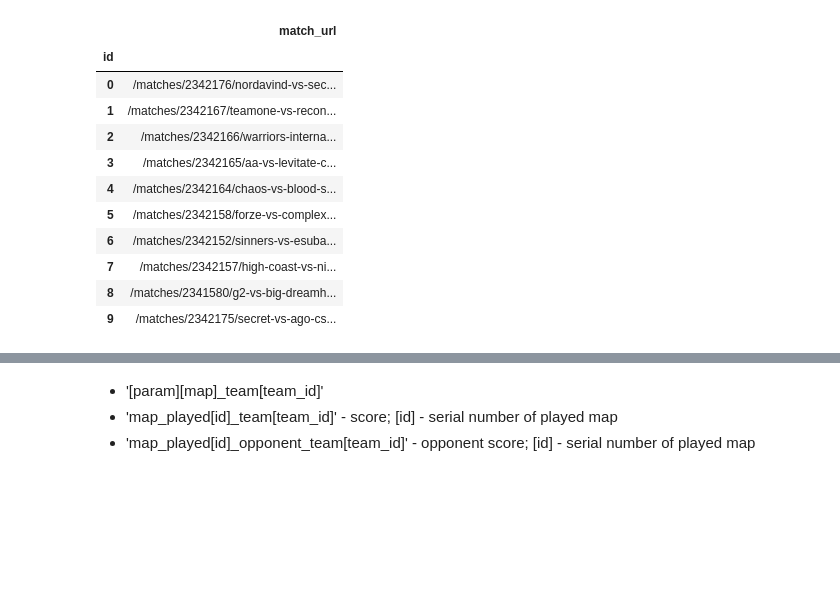
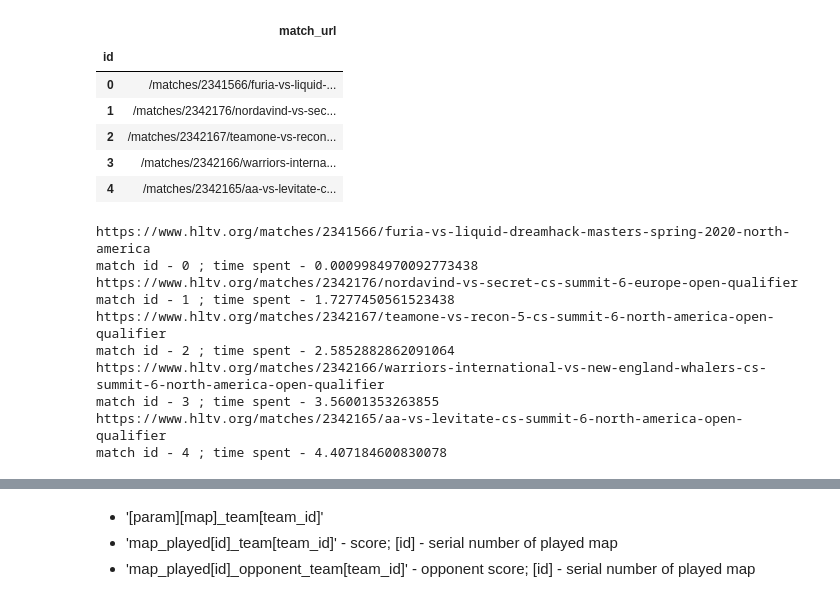
Before and after one commit to artemk1337/ML_predict_CS-GO_matches, a Jupyter notebook: hltv.ipynb, the cells around one changed output, grey strips where cells are left out. Drawn from its saved outputs; the diff is of its cells as text; code cells hidden in the pictures; blank space fills up the shorter version.

```diff
--- a/hltv.ipynb
+++ b/hltv.ipynb
@@ -27,42 +27,37 @@ def get_parsed_page(url, proxy_=None, auth_=None):
 # %%
 # download all urls matches
 def get_results_url(filename=None, pages_with_results=[0]):
     all_matches = []
     for i in pages_with_results:
         if i == 0:
             results = get_parsed_page('http://www.hltv.org/results', proxyDict, proxyAuth)
         else:
             results = get_parsed_page(f'http://www.hltv.org/results?offset={i}00', proxyDict, proxyAuth)
         # list of matches
         all_matches += [url_.find('a', {"class": "a-reset"})['href'] for url_ in
                         results.find('div',
                                      {"class": "results-all", 'data-zonedgrouping-group-classes': "results-sublist"}).
                         find_all('div', {"class": "result-con"})]
     all_matches = np.array(all_matches)
     data = pd.DataFrame(all_matches, columns=['match_url'])
     data.index.name = 'id'
     if filename is None:
         return data
     else:
         data.to_csv(f'{filename}.csv')
         return data
 
 
-df = get_results_url().iloc[:10]
+df = get_results_url().iloc[:5]
 df
 # %% [output]
 |  | match_url |
 | id |  |
-| 0 | /matches/2342176/nordavind-vs-sec... |
-| 1 | /matches/2342167/teamone-vs-recon... |
-| 2 | /matches/2342166/warriors-interna... |
-| 3 | /matches/2342165/aa-vs-levitate-c... |
-| 4 | /matches/2342164/chaos-vs-blood-s... |
-| 5 | /matches/2342158/forze-vs-complex... |
-| 6 | /matches/2342152/sinners-vs-esuba... |
-| 7 | /matches/2342157/high-coast-vs-ni... |
-| 8 | /matches/2341580/g2-vs-big-dreamh... |
-| 9 | /matches/2342175/secret-vs-ago-cs... |
+| 0 | /matches/2341566/furia-vs-liquid-... |
+| 1 | /matches/2342176/nordavind-vs-sec... |
+| 2 | /matches/2342167/teamone-vs-recon... |
+| 3 | /matches/2342166/warriors-interna... |
+| 4 | /matches/2342165/aa-vs-levitate-c... |
 # %%
 class MatchPageParams:
     def __init__(self, df, start_index=None, finish_index=None):
@@ -344,5 +339,16 @@ class MatchPageParams:
 
 
 MatchPageParams(df).add_all_params()
+# %% [output]
+https://www.hltv.org/matches/2341566/furia-vs-liquid-dreamhack-masters-spring-2020-north-america
+match id - 0 ; time spent - 0.0009984970092773438
+https://www.hltv.org/matches/2342176/nordavind-vs-secret-cs-summit-6-europe-open-qualifier
+match id - 1 ; time spent - 1.7277450561523438
+https://www.hltv.org/matches/2342167/teamone-vs-recon-5-cs-summit-6-north-america-open-qualifier
+match id - 2 ; time spent - 2.5852882862091064
+https://www.hltv.org/matches/2342166/warriors-international-vs-new-england-whalers-cs-summit-6-north-america-open-qualifier
+match id - 3 ; time spent - 3.56001353263855
+https://www.hltv.org/matches/2342165/aa-vs-levitate-cs-summit-6-north-america-open-qualifier
+match id - 4 ; time spent - 4.407184600830078
 # %%
 df
```
Also changed, not shown: parts of 5 cells of this notebook, 1 other file.
